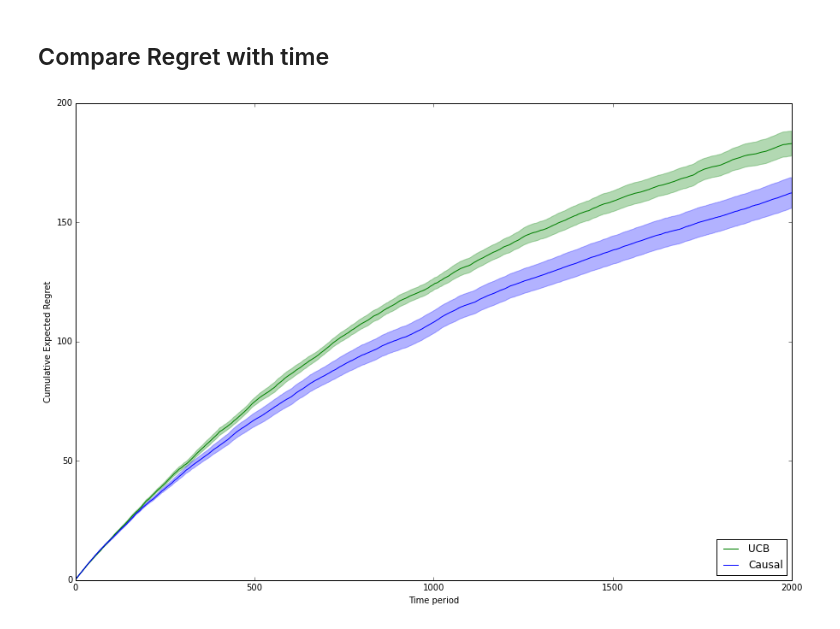
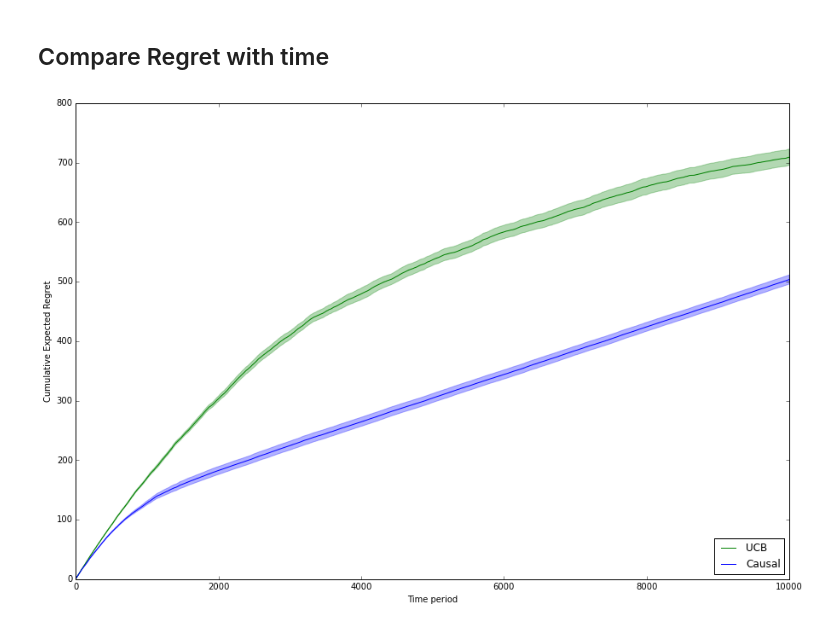
Before and after one commit to finnhacks42/causality, a Jupyter notebook: epsilon-greedy-ucb.ipynb, the cells around one changed output. Saved outputs shown, nothing was run; the diff lists cells and outputs as text; code cells hidden in the pictures.

```diff
--- a/epsilon-greedy-ucb.ipynb
+++ b/epsilon-greedy-ucb.ipynb
@@ -52,7 +52,17 @@ class EpsilonGreedyCausalUCBBandit:
                 reward = self.model.sampleY(action)
                 self.intv[action].update(reward)
         regret = cumsum(regret)
+        self.t = horizon
         return regret
+
+    def plot_bounds(self):
+        f,ax = subplots(1,1)
+        ub = minimum([o.upper(self.t) for o in self.obs],[i.upper(self.t) for i in self.intv])
+        ax.plot(range(model.numArms),ub,'_',label="Upper Bound")
+        ax.plot(range(model.numArms),[model.expectedYGivenAction(a) for a in range(model.numArms)],'o',color="red",label="True mean reward")
+        ax.set_xlim(-1,10)
+        ax.legend(loc="lower left",numpoints = 1)
+        show()
 # %% [markdown]
 ## UCB Bandit for comparison
 # %%
@@ -63,12 +73,23 @@ class UCBBandit:
 
     def run(self,horizon):
         regret = zeros(horizon)
+        self.actions = zeros(horizon)
         for t in range(horizon):
             upper = [x.upper(t) for x in self.estimators]
             action = argmax(upper)
+            self.actions[t] = action
             regret[t] = self.model.best - self.model.expectedYGivenAction(action)
             reward = self.model.sampleY(action)
-            self.estimators[action].update(reros(horizon)
-        for t in raward)
+            self.estimators[action].update(reward)
         regret = cumsum(regret)
+        self.t = horizon
         return regret
+
+    def plot_bounds(self):
+        f,ax = subplots(1,1)
+        ub = [x.upper(self.t) - x.mean() for x in self.estimators]
+        ax.plot([model.expectedYGivenAction(a) for a in range(model.numArms)],'o',color="red",label="True mean reward")
+        ax.errorbar(range(model.numArms), [x.mean() for x in self.estimators], yerr=ub, fmt='o',label="Estimated reward")
+        ax.set_xlim(-1,10)
+        ax.legend(loc="lower left",numpoints = 1)
+        show()
@@ -74,0 +98,13 @@ class UCBBandit:
+# %%
+seed(1)
+numVars = 3
+model = TrivialProbabilityModel(num_vars,.3)
+horizon = 1000
+alpha = 2.1
+bandit = UCBBandit(model,alpha)
+regret = bandit.run(horizon)
+plot(range(horizon),regret)
+#plot(range(horizon),ucbBound(model,alpha,horizon))
+show()
+
+bandit.plot_bounds()
@@ -76,8 +115,8 @@ class UCBBandit:
 ## Compare Regret with time
 # %%
 # consider having epsilon decay with time ...
-num_vars = 5
-horizon = 2000
+num_vars = 10
+horizon = 10000
 trials = 20
 alpha = 2.5
 epsilon = 0.2
@@ -85,31 +124,31 @@ epsilon = 0.2
 ucb = zeros((trials,horizon))
 causal = zeros((trials,horizon))
 
 for trial in range(trials):
     model = TrivialProbabilityModel(num_vars,.2)
     causalBandit = EpsilonGreedyCausalUCBBandit(model,alpha,epsilon)
     ucbBandit = UCBBandit(model,alpha)
     ucb[trial,:] = ucbBandit.run(horizon)
     causal[trial,:] = causalBandit.run(horizon)
 
 f,ax = subplots(1,1,figsize=(15,10))
 t = range(horizon)
 ucb_se = std(ucb,axis=0)/sqrt(trials)
 ucb_mean = mean(ucb,axis=0)
 ax.plot(t,ucb_mean,label="UCB",color="green")
 ucb_se = std(ucb,axis=0)/sqrt(trials)
 ax.fill_between(t,ucb_mean-ucb_se,ucb_mean + ucb_se,alpha=0.3,color="green")
 
 c_se = std(causal,axis=0)/sqrt(trials)
 c_mean = mean(causal,axis=0)
 ax.plot(t,c_mean,label="Causal", color = "blue")
 ax.fill_between(t,c_mean-c_se,c_mean+c_se,alpha=0.3, color="blue")
 ax.legend(loc="lower right")
 ax.set_xlabel("Time period")
 ax.set_ylabel("Cumulative Expected Regret")
 show()
 
 # Ok - this is roughly the behaviour I was expecting.
 # epsilon really does need to get smaller as we have explored more of the space ...
 # %% [output]
-[figure, old version]
+[figure, new version]
```
Also changed, not shown: parts of 3 cells of this notebook, 1 other file.
